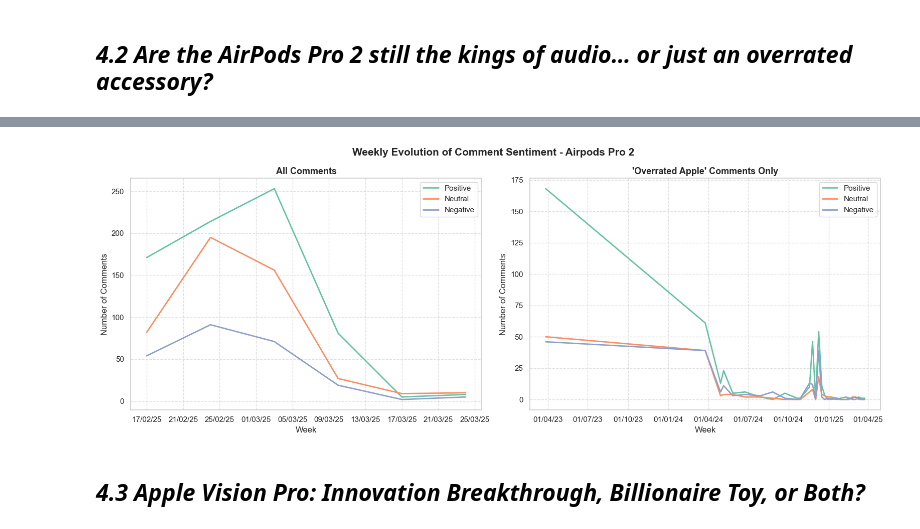
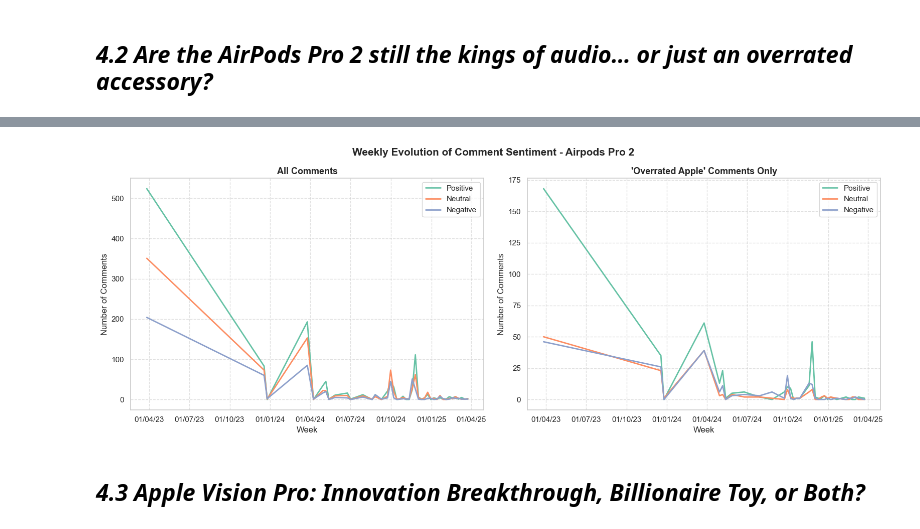
Before and after one commit to SergioCuencaNunez/asw-labs, a Jupyter notebook: project/project.ipynb, the cells around one changed output, grey strips where cells are left out. Drawn from its saved outputs; the diff is of its cells as text; code cells hidden in the pictures.

```diff
--- a/project/project.ipynb
+++ b/project/project.ipynb
@@ -592,7 +1212,9 @@ reddit_urls = [
     "https://www.reddit.com/r/AirpodsPro/comments/1gvjh7g/airpods_pro_2_longterm_review/",
     "https://www.reddit.com/r/airpods/comments/1h2rx1a/are_airpods_pro_2_worth_the_money/",
     "https://www.reddit.com/r/airpods/comments/1ckty46/airpods_pro_gen_2_really_worth_it/",
-    "https://www.reddit.com/r/airpods/comments/1hdhx4s/should_i_buy_the_airpods_4_or_the_airpods_pro_2/"
+    "https://www.reddit.com/r/airpods/comments/1g05jha/are_the_apple_airpods_pro_2_worth_buying_right/",
+    "https://www.reddit.com/r/airpods/comments/1fui4eo/upgraded_to_airpods_pro_2_and_the_first_thing_i/",
+    "https://www.reddit.com/r/airpods/comments/18mcj95/i_love_my_airpods_pro_2_so_much_holy_shit/"
 ]
 
 all_comments = []
@@ -633,8 +1306,11 @@ Total unique Reddit comments: 1005
 # %%
 reddit_urls = [
-    "https://www.reddit.com/r/SonyHeadphones/comments/1affiqo/airpods_pro_2_vs_wf1000xm5/",
-    "https://www.reddit.com/r/Earbuds/comments/1e6jn6b/airpod_pros_2_vs_sony_xm5/",
-    "https://www.reddit.com/r/SonyHeadphones/comments/1cwm0vl/airpods_pro_2_vs_sony_wf1000xm5/",
+    "https://www.reddit.com/r/bose/comments/160x2xv/are_bose_quietcomfort_ii_earbuds_worth_it_in_2023/",
+    "https://www.reddit.com/r/bose/comments/186ytis/quietcomfort_earbuds_ii_are_garbage/",
+    "https://www.reddit.com/r/bose/comments/yyo4mn/my_indepth_review_on_qc_earbuds_2/",
+    "https://www.reddit.com/r/bose/comments/1eubzyz/bose_quietcomfort_2_earbuds_are_not_worth_the/",
+    "https://www.reddit.com/r/bose/comments/18kksjg/qc_earbuds_2_a_disaster/",
+    "https://www.reddit.com/r/bose/comments/1c8rvfk/bose_qc_ii_earbuds_are_horrible/"
 ]
 
 all_comments = []
@@ -659,5 +1335,5 @@ combined_df.reset_index(drop=True, inplace=True)
 print(combined_df.head())
 print(f"Total unique Reddit comments: {len(combined_df)}")
 
-combined_df.to_csv("data/raw/comments_airpodspro2_vs_WF-1000XM5_reddit.csv", index=False)
+combined_df.to_csv("data/raw/comments_BoseQC2_reddit.csv", index=False)
 # %% [output]
@@ -768,12 +1400,10 @@ Extracted 518 comments from: https://www.reddit.com/r/apple/comments/1ivpgu8/app
 Total unique Reddit comments: 2394
 # %%
 reddit_urls = [
-    "https://www.reddit.com/r/virtualreality/comments/1fgdyvr/meta_quest_3_vs_apple_vision_pro/",
-    "https://www.reddit.com/r/VisionPro/comments/1gm8tvt/meta_quest_3_vs_apple_vision_pro_one_perspective/",
-    "https://www.reddit.com/r/OculusQuest/comments/1ar95id/quest_3_vs_vision_pro_is_ridiculous/",
-    "https://www.reddit.com/r/MetaQuestVR/comments/1iddeng/anyone_else_think_that_meta_quest_3_is_better/",
-    "https://www.reddit.com/r/virtualreality/comments/1hir3p5/meta_quest_3_vs_apple_vision_pro/",
-    "https://www.reddit.com/r/OculusQuest/comments/1ahw0yj/apple_vision_pro_vs_meta_quest_3_key_differences/",
+    "https://www.reddit.com/r/OculusQuest/comments/1ajh81x/what_do_people_use_the_meta_quest_3_for/",
+    "https://www.reddit.com/r/oculus/comments/1cyk7y0/first_vr_quest_3_honest_review_pros_cons_tips_and/",
+    "https://www.reddit.com/r/virtualreality/comments/1gfhkyu/meta_quest_3_i_tried_so_hard_to_be_impressed/",
+    "https://www.reddit.com/r/MetaQuestVR/comments/1gi2x53/considering_getting_a_meta_quest_3/"
 ]
 
 all_comments = []
@@ -799,5 +1429,5 @@ combined_df.reset_index(drop=True, inplace=True)
 print(combined_df.head())
 print(f"Total unique Reddit comments: {len(combined_df)}")
 
-combined_df.to_csv("data/raw/comments_visionpro_vs_metaquest3_reddit.csv", index=False)
+combined_df.to_csv("data/raw/comments_metaquest3_reddit.csv", index=False)
 # %% [output]
@@ -817,7 +1445,12 @@ Total unique Reddit comments: 523
 # %%
 reddit_urls = [
-    "https://www.reddit.com/r/virtualreality/comments/196a0wt/apple_vision_pro_resolution_vs_other_vr_headsets/",
-    "https://www.reddit.com/r/virtualreality/comments/196h89z/apple_vision_pro_resolution_vs_other_headsets/",
+    "https://www.reddit.com/r/hoggit/comments/12daye8/my_vive_xr_elite_review_long/",
+    "https://www.reddit.com/r/virtualreality/comments/11rr4i8/vive_xr_elite_first_impression_from_a_long_time/",
+    "https://www.reddit.com/r/virtualreality/comments/12a15jj/who_is_keeping_the_vive_xr_elite/",
+    "https://www.reddit.com/r/Vive/comments/125vuwg/my_comprehensive_vive_xr_elite_thoughts/",
+    "https://www.reddit.com/r/Vive/comments/1dky7bl/the_vive_xr_elite_is_a_complete_waste_of_money/",
+    "https://www.reddit.com/r/virtualreality/comments/11ndhby/vive_xr_elite_day_one_review/",
+    "https://www.reddit.com/r/virtualreality/comments/16zzekn/xr_elite_some_thoughts_300_hours_later/"
 ]
 
 all_comments = []
@@ -843,5 +1476,5 @@ combined_df.reset_index(drop=True, inplace=True)
 print(combined_df.head())
 print(f"Total unique Reddit comments: {len(combined_df)}")
 
-combined_df.to_csv("data/raw/comments_visionpro_vs_others_reddit.csv", index=False)
+combined_df.to_csv("data/raw/comments_HTCVive_reddit.csv", index=False)
 # %% [output]
@@ -1552,7 +2234,7 @@ airpods_pro2["date"] = pd.to_datetime(airpods_pro2["date"], errors='coerce')
 
 # Group by week and sentiment label
 weekly_sentiment = (
-    airpods_pro2.groupby([iphone_16e["date"].dt.to_period("W"), "sentiment_label"])
+    airpods_pro2.groupby([airpods_pro2["date"].dt.to_period("W"), "sentiment_label"])
     .size()
     .unstack(fill_value=0)
     .reset_index()
@@ -1582,34 +2264,34 @@ sns.set_palette("Set2")
 # === Left plot: All comments ===
 sns.lineplot(ax=axes[0], data=weekly_sentiment, x="week", y="positive", label="Positive", linewidth=2)
 sns.lineplot(ax=axes[0], data=weekly_sentiment, x="week", y="neutral", label="Neutral", linewidth=2)
 sns.lineplot(ax=axes[0], data=weekly_sentiment, x="week", y="negative", label="Negative", linewidth=2)
 axes[0].set_title("All Comments", fontsize=13, weight="bold")
 axes[0].set_xlabel("Week")
 axes[0].set_ylabel("Number of Comments")
 axes[0].tick_params(axis='x')
 axes[0].xaxis.set_major_formatter(date_format)
 axes[0].grid(True, linestyle="--", alpha=0.6)
 axes[0].set_facecolor('none')
 
 # === Right plot: Only comments with keywords ===
 sns.lineplot(ax=axes[1], data=weekly_keyword_sentiment, x="week", y="positive", label="Positive", linewidth=2)
 sns.lineplot(ax=axes[1], data=weekly_keyword_sentiment, x="week", y="neutral", label="Neutral", linewidth=2)
 sns.lineplot(ax=axes[1], data=weekly_keyword_sentiment, x="week", y="negative", label="Negative", linewidth=2)
 axes[1].set_title("'Overrated Apple' Comments Only", fontsize=13, weight="bold")
 axes[1].set_xlabel("Week")
 axes[1].set_ylabel("Number of Comments")
 axes[1].tick_params(axis='x')
 axes[1].xaxis.set_major_formatter(date_format)
 axes[1].grid(True, linestyle="--", alpha=0.6)
 axes[1].set_facecolor('none')
 
 # Global title
 fig.suptitle("Weekly Evolution of Comment Sentiment - Airpods Pro 2", fontsize=15, weight="bold")
 plt.tight_layout()
 plt.subplots_adjust(top=0.88)
 plt.show()
 # %% [output]
-[figure, old version]
+[figure, new version]
 # %% [markdown]
 ### <span style="font-family: Latin Modern Roman; font-size: 23px; font-style: italic"> 4.3 Apple Vision Pro: Innovation Breakthrough, Billionaire Toy, or Both?</span>
 # %%
```
Also changed, not shown: parts of 38 cells of this notebook, 27 other files.
